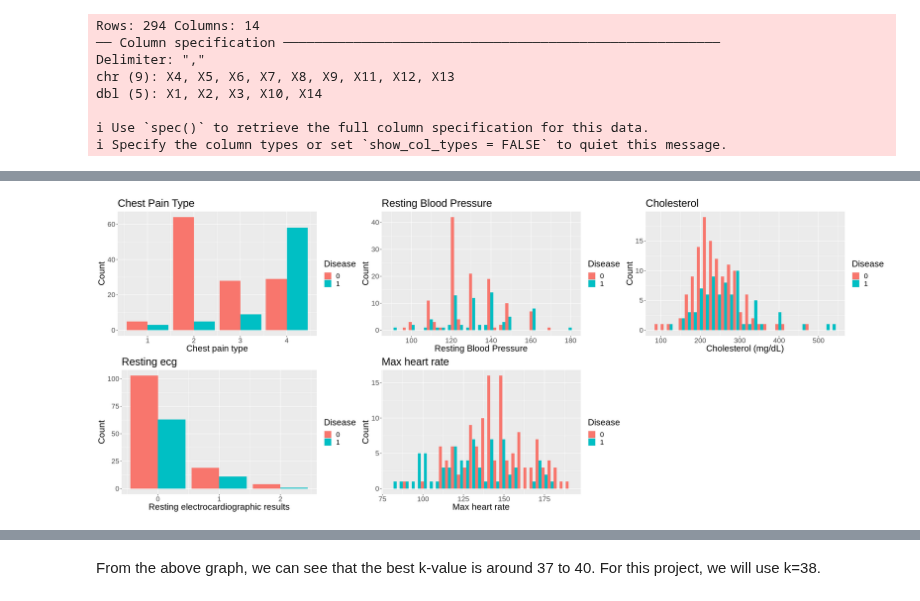
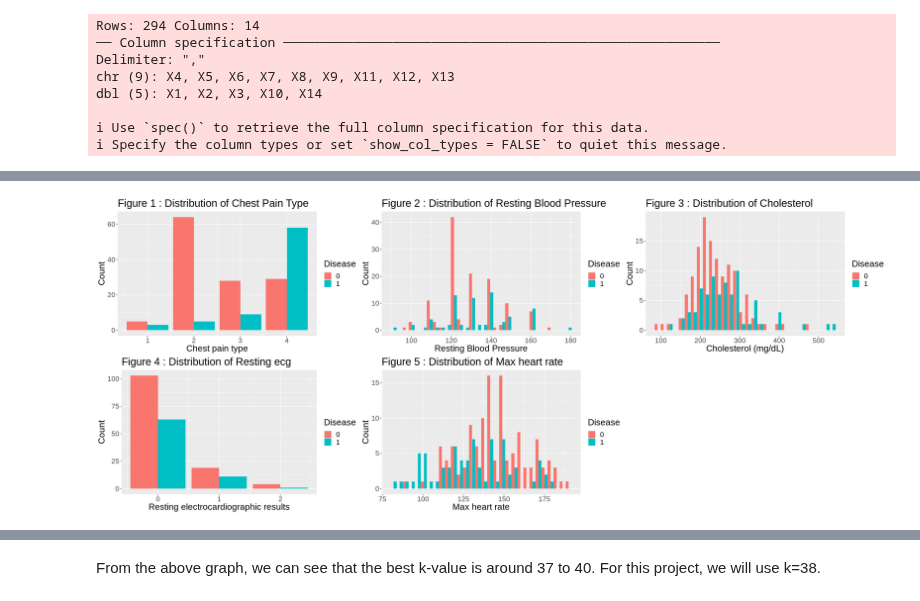
Before and after one commit to drew-gnaw/DSCI100-G81, a Jupyter notebook: Final Report.ipynb, the cells around one changed output, grey strips where cells are left out. Cells and saved outputs as stored; diff of their text form; code cells hidden in the pictures.

```diff
--- a/Final Report.ipynb
+++ b/Final Report.ipynb
@@ -118,39 +148,39 @@ A tibble: 2 × 2
 # %%
 #Preliminary exploratory data analysis; visualization of predictor distribution
 options(repr.plot.height = 10, repr.plot.width = 25)
 chest_pain_plot <- ggplot(heart_train ,
                    aes(x = chest_pain, fill = disease)) +
                    geom_bar(position= "dodge") +
                    labs(x = "Chest pain type", y = "Count",  fill = "Disease") +
-                   ggtitle("Chest Pain Type") +
+                   ggtitle("Figure 1 : Distribution of Chest Pain Type") +
                    theme(text = element_text(size = 20))
 restingbp_plot <- ggplot(heart_train ,
                    aes(x = resting_bp, fill = disease)) +
                    geom_histogram(position= "dodge", bins=30) +
                    labs(x = "Resting Blood Pressure", y = "Count",  fill = "Disease") +
-                   ggtitle("Resting Blood Pressure") +
+                   ggtitle("Figure 2 : Distribution of Resting Blood Pressure") +
                    theme(text = element_text(size = 20))
 chol_plot <- ggplot(heart_train ,
                    aes(x = cholesterol, fill = disease)) +
                    geom_histogram(position= "dodge", bins=30) +
                    labs(x = "Cholesterol (mg/dL)", y = "Count",  fill = "Disease") +
-                   ggtitle("Cholesterol") +
+                   ggtitle("Figure 3 : Distribution of Cholesterol") +
                    theme(text = element_text(size = 20))
 restingecg_plot <- ggplot(heart_train ,
                    aes(x = restingecg, fill = disease)) +
                    geom_bar(position= "dodge") +
                    labs(x = "Resting electrocardiographic results", y = "Count",  fill = "Disease") +
-                   ggtitle("Resting ecg") +
+                   ggtitle("Figure 4 : Distribution of Resting ecg") +
                    theme(text = element_text(size = 20))
 max_heart_rate_plot <- ggplot(heart_train ,
                    aes(x = max_heart_rate, fill = disease)) +
                    geom_histogram(position= "dodge", bins=30) +
                    labs(x = "Max heart rate", y = "Count",  fill = "Disease") +
-                   ggtitle("Max heart rate") +
+                   ggtitle("Figure 5 : Distribution of Max heart rate") +
                    theme(text = element_text(size = 20))
 grid.arrange(chest_pain_plot, restingbp_plot, chol_plot, restingecg_plot, max_heart_rate_plot ,nrow=2)
 # %% [output]
-[figure, old version]
+[figure, new version]
 # %%
 # training the classifier
 set.seed(1234)
```
Also changed, not shown: parts of 19 cells of this notebook.
